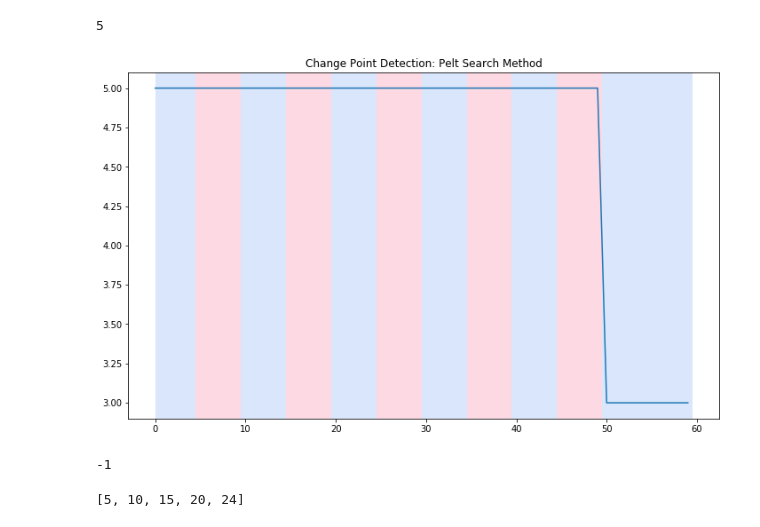
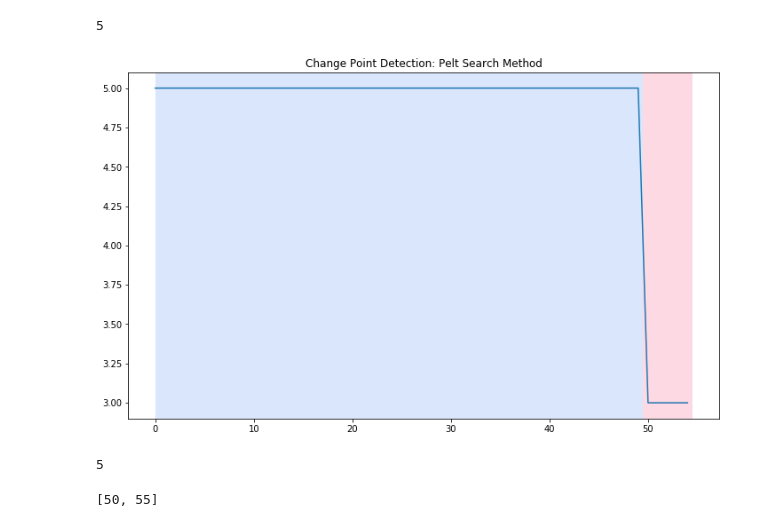
Before and after one commit to kmisterios/Diploma, a Jupyter notebook: Test.ipynb, the cells around one changed output. Drawn from its saved outputs; the diff is of its cells as text; code cells hidden in the pictures.

```diff
--- a/Test.ipynb
+++ b/Test.ipynb
@@ -225,5 +237,5 @@ error4(10)
 # %%
-with open('anomaly5.json', 'r') as json_file:
+with open('anomaly1.json', 'r') as json_file:
     data = json.loads(json_file.read())
 # %%
 schema = {"type" : "object", "properties" : {"price" : {"type" : "number"}, "count" : {"type" : "number"}, "name" : {"type" : "string"}, "customer name" : {"type" : "string"}, "phone number": {"type" : "string"}}, "required": [ "name" ]}
@@ -238,6 +250,6 @@ key
 # %%
 prices = []
 for sample in data:
-    prices.append(sample["price"])
+    prices.append(len(sample["name"]))
 # %%
 prices = np.array(prices)
@@ -280,4 +276,0 @@ result
-# %%
-prices = []
-for sample in data:
-    prices.append(len(sample["name"]))
@@ -313,6 +296,9 @@ def error5(n):
         json.dump(data_arr, json_file)
 # %%
 error5(50)
+# %%
+with open('anomaly5.json', 'r') as json_file:
+    data = json.loads(json_file.read())
 # %%
 len(data[0].keys())
 # %% [output]
@@ -320,21 +306,21 @@ len(data[0].keys())
 # %%
 numbers = []
 for sample in data:
     numbers.append(len(sample.keys()))
 numbers = np.array(numbers)
-model = "l2"
-algo = rpt.Binseg(model=model).fit(numbers)
-result = algo.predict(n_bkps=10)
+model = "l1"
+algo = rpt.Pelt(model=model, min_size=1, jump=1).fit(numbers)
+result = algo.predict(pen=5)
 rpt.show.display(numbers, result, figsize=(10, 6))
 plt.title('Change Point Detection: Pelt Search Method')
 plt.show()
 # %% [output]
-[figure, old version]
+[figure, new version]
-# %%
-len(result) - int(result[-1] / 5) + int(result[-1] % 5 in {1, 2})
-# %% [output]
--1
+# %%
+numbers.max()
+# %% [output]
+5
 # %%
 result
 # %% [output]
-[5, 10, 15, 20, 24]
+[50, 55]
```
Also changed, not shown: parts of 16 cells of this notebook, 11 other files.
